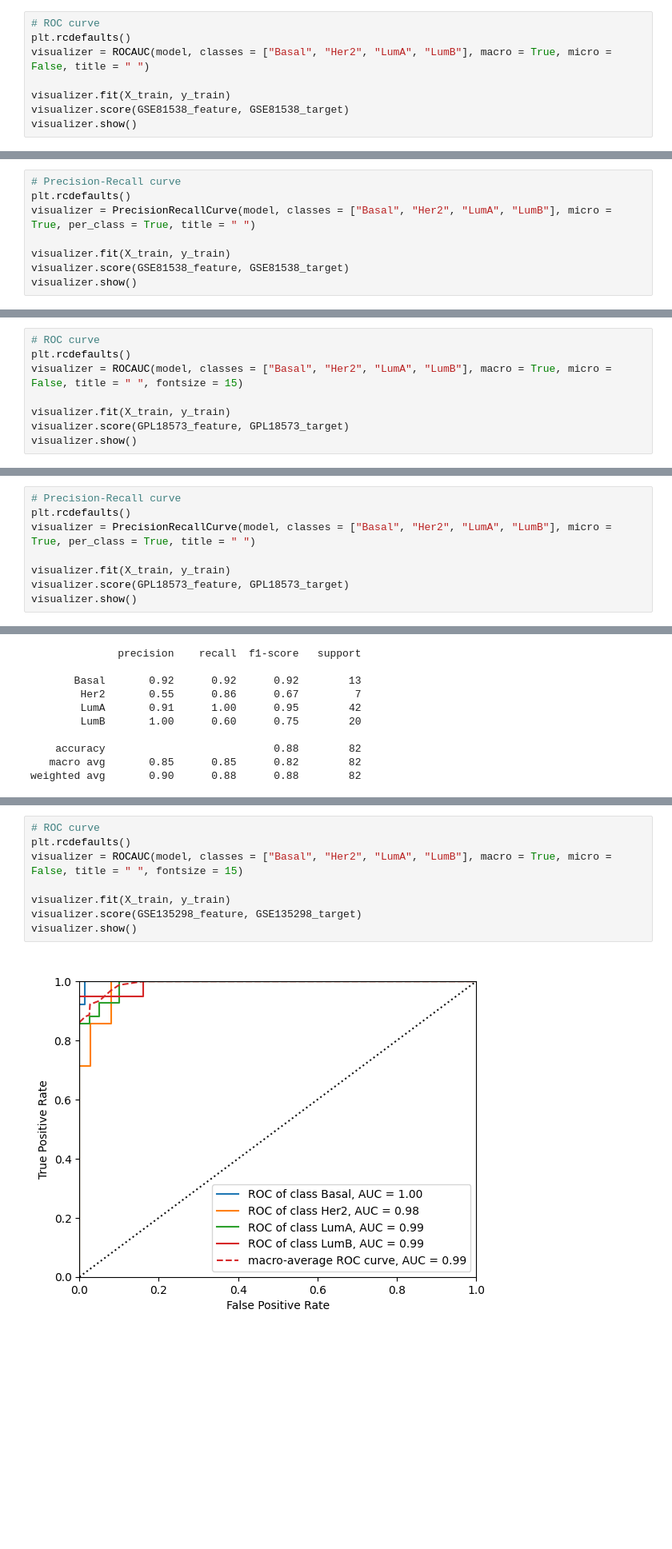
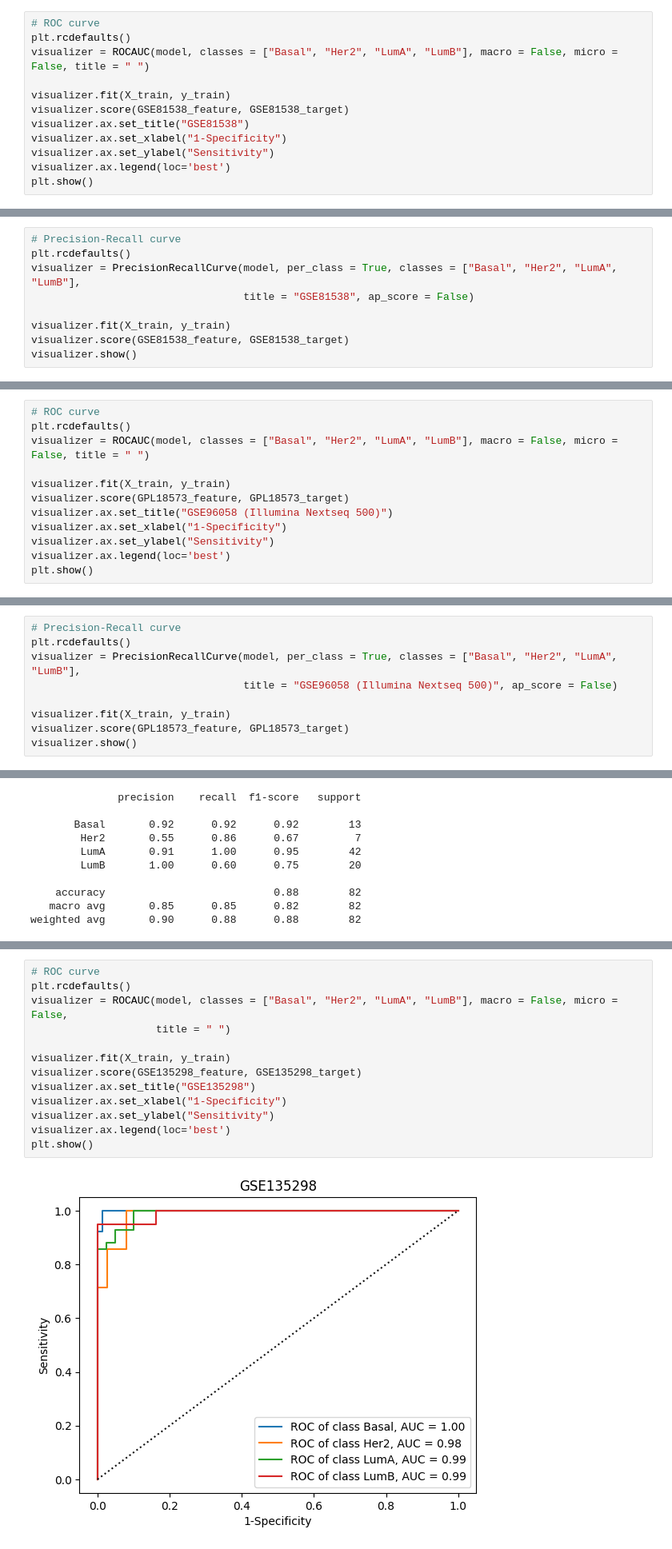
Before and after one commit to jeong2624/ML_BRCA-subtype, a Jupyter notebook: External_validation/LR_external_validation.ipynb, the cells around one changed output, grey strips where cells are left out. Shown at 80% size. Cells and saved outputs as stored; diff of their text form; blank space fills up the shorter version.

```diff
--- a/External_validation/LR_external_validation.ipynb
+++ b/External_validation/LR_external_validation.ipynb
@@ -159,9 +161,13 @@ plt.show()
 # %%
 # ROC curve
 plt.rcdefaults()
-visualizer = ROCAUC(model, classes = ["Basal", "Her2", "LumA", "LumB"], macro = True, micro = False, title = " ")
+visualizer = ROCAUC(model, classes = ["Basal", "Her2", "LumA", "LumB"], macro = False, micro = False, title = " ")
 
 visualizer.fit(X_train, y_train)
 visualizer.score(GSE81538_feature, GSE81538_target)
-visualizer.show()
+visualizer.ax.set_title("GSE81538")
+visualizer.ax.set_xlabel("1-Specificity")
+visualizer.ax.set_ylabel("Sensitivity")
+visualizer.ax.legend(loc='best')
+plt.show()
 # %% [output]
@@ -170,7 +175,8 @@ visualizer.show()
 # %%
 # Precision-Recall curve
 plt.rcdefaults()
-visualizer = PrecisionRecallCurve(model, classes = ["Basal", "Her2", "LumA", "LumB"], micro = True, per_class = True, title = " ")
+visualizer = PrecisionRecallCurve(model, per_class = True, classes = ["Basal", "Her2", "LumA", "LumB"],
+                                  title = "GSE81538", ap_score = False)
 
 visualizer.fit(X_train, y_train)
 visualizer.score(GSE81538_feature, GSE81538_target)
@@ -267,9 +274,13 @@ plt.show()
 # %%
 # ROC curve
 plt.rcdefaults()
-visualizer = ROCAUC(model, classes = ["Basal", "Her2", "LumA", "LumB"], macro = True, micro = False, title = " ", fontsize = 15)
+visualizer = ROCAUC(model, classes = ["Basal", "Her2", "LumA", "LumB"], macro = False, micro = False, title = " ")
 
 visualizer.fit(X_train, y_train)
 visualizer.score(GPL18573_feature, GPL18573_target)
-visualizer.show()
+visualizer.ax.set_title("GSE96058 (Illumina Nextseq 500)")
+visualizer.ax.set_xlabel("1-Specificity")
+visualizer.ax.set_ylabel("Sensitivity")
+visualizer.ax.legend(loc='best')
+plt.show()
 # %% [output]
@@ -278,7 +288,8 @@ visualizer.show()
 # %%
 # Precision-Recall curve
 plt.rcdefaults()
-visualizer = PrecisionRecallCurve(model, classes = ["Basal", "Her2", "LumA", "LumB"], micro = True, per_class = True, title = " ")
+visualizer = PrecisionRecallCurve(model, per_class = True, classes = ["Basal", "Her2", "LumA", "LumB"],
+                                  title = "GSE96058 (Illumina Nextseq 500)", ap_score = False)
 
 visualizer.fit(X_train, y_train)
 visualizer.score(GPL18573_feature, GPL18573_target)
@@ -375,10 +387,15 @@ plt.show()
 # %%
 # ROC curve
 plt.rcdefaults()
-visualizer = ROCAUC(model, classes = ["Basal", "Her2", "LumA", "LumB"], macro = True, micro = False, title = " ", fontsize = 15)
+visualizer = ROCAUC(model, classes = ["Basal", "Her2", "LumA", "LumB"], macro = False, micro = False,
+                    title = " ")
 
 visualizer.fit(X_train, y_train)
 visualizer.score(GSE135298_feature, GSE135298_target)
-visualizer.show()
+visualizer.ax.set_title("GSE135298")
+visualizer.ax.set_xlabel("1-Specificity")
+visualizer.ax.set_ylabel("Sensitivity")
+visualizer.ax.legend(loc='best')
+plt.show()
 # %% [output]
-[figure, old version]
+[figure, new version]
```
Also changed, not shown: parts of 28 cells of this notebook.
